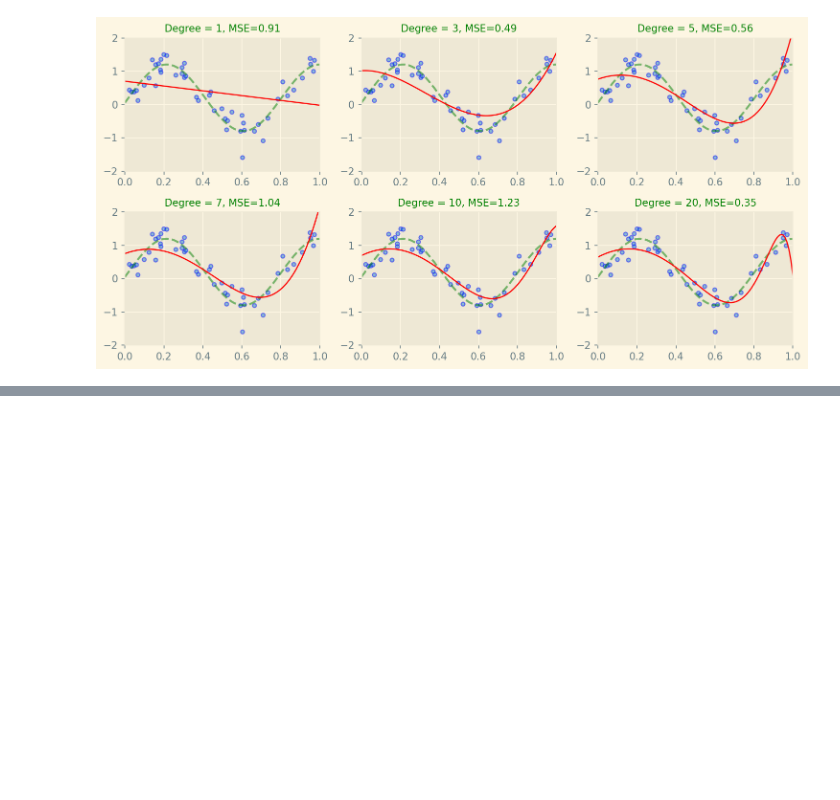
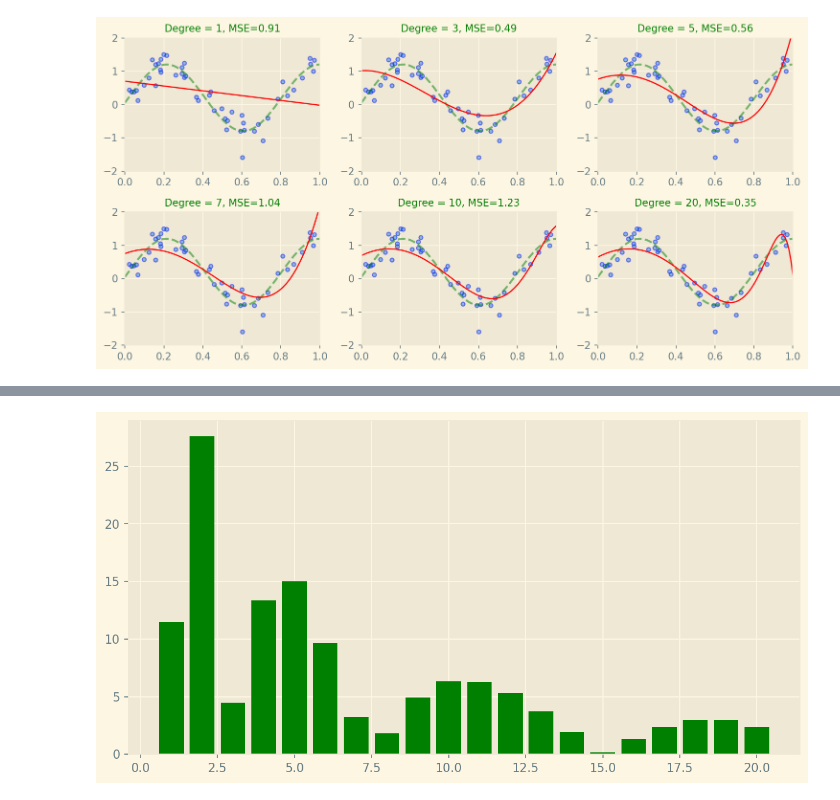
Before and after one commit to codingjustfortest/Logistic-Regression----BiShop-example, a Jupyter notebook: Overfitting-Regularization.ipynb, the cells around one changed output, grey strips where cells are left out. Saved outputs shown, nothing was run; the diff lists cells and outputs as text; code cells hidden in the pictures; blank space fills up the shorter version.

```diff
--- a/Overfitting-Regularization.ipynb
+++ b/Overfitting-Regularization.ipynb
@@ -145,0 +191,4 @@ plt.show()
+# %%
+plot_coef(model.steps[1][1].coef_)
+# %% [output]
+[figure, added]
```
Also changed, not shown: parts of 3 cells of this notebook.
